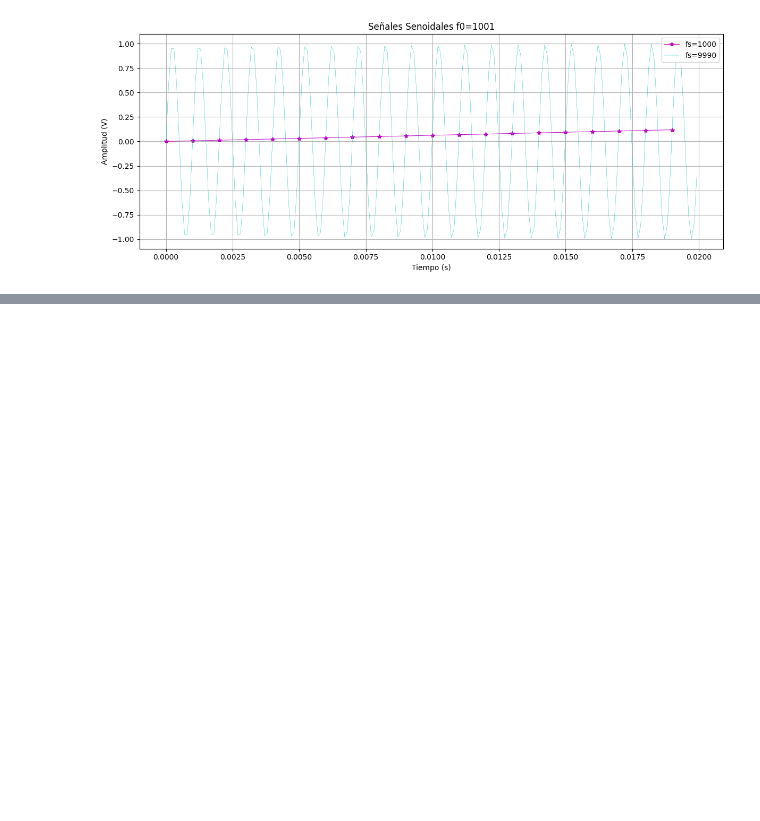
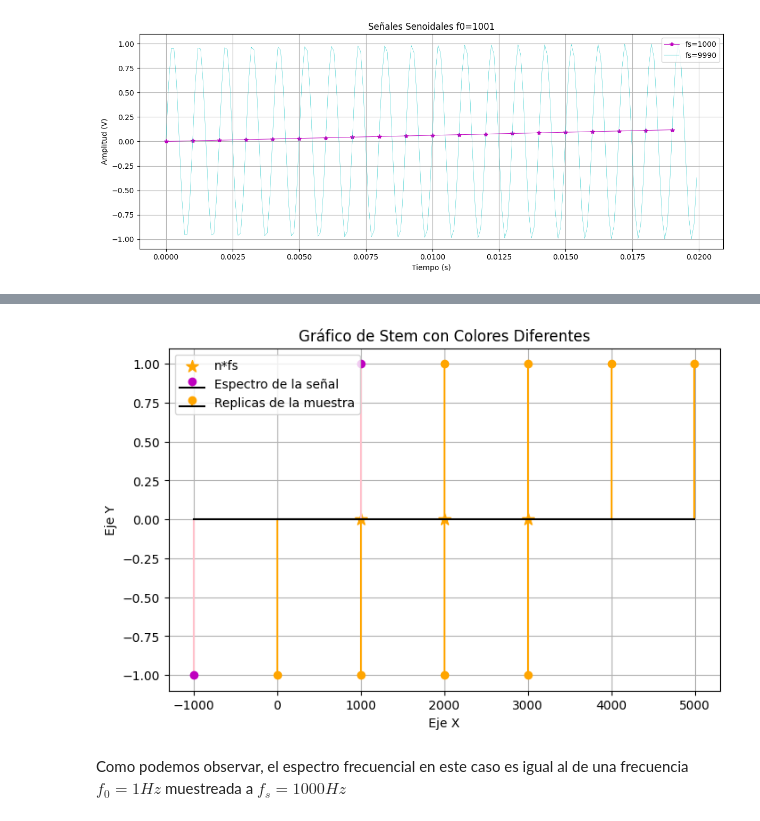
Before and after one commit to Greta-unsam/APS2.0, a Jupyter notebook: Tarea 1/Tarea1.ipynb, the cells around one changed output, grey strips where cells are left out. Cells and saved outputs as stored; diff of their text form; code cells hidden in the pictures; blank space fills up the shorter version.

Commit message:
Agregué el tema de la frecuencia final

```diff
--- a/Tarea 1/Tarea1.ipynb
+++ b/Tarea 1/Tarea1.ipynb
@@ -199,0 +206,40 @@ plt.show()
+# %%
+import matplotlib.pyplot as plt
+
+# Datos para los stem rosas
+x_rosa = [999, -999]
+y_rosa = [1, -1]
+
+# Datos para los stem naranjas
+x_naranja = [1, 1999, 1001, 2999, 2001, 3999, 3001, 4999]
+y_naranja = [-1, 1, -1, 1, -1, 1, -1, 1]
+
+# Datos para las estrellas naranjas
+x_estrellas = [1000, 2000, 3000]
+y_estrellas = [0, 0, 0]
+
+# Crear la figura
+plt.figure(figsize=(8, 5))
+
+# Graficar los stem rosas
+plt.stem(x_rosa, y_rosa, linefmt='pink', markerfmt='mo', basefmt='k-', label='Espectro de la señal')
+
+# Graficar los stem naranjas
+plt.stem(x_naranja, y_naranja, linefmt='orange', markerfmt='o', basefmt='k-', label='Replicas de la muestra')
+
+# Graficar las estrellas naranjas
+plt.scatter(x_estrellas, y_estrellas, color='orange', marker='*', s=100, label='n*fs')
+
+# Personalización
+plt.xlabel('Eje X')
+plt.ylabel('Eje Y')
+plt.title('Gráfico de Stem con Colores Diferentes')
+plt.legend()
+plt.grid(True)
+
+# Mostrar el gráfico
+plt.show()
+# %% [output]
+[figure, added]
+# %% [markdown]
+Como podemos observar, el espectro frecuencial en este caso es igual al de una frecuencia $ f_0=1 Hz $ muestreada a $f_s=1000 Hz$
```
Also changed, not shown: parts of 1 cell of this notebook, 2 other files.
